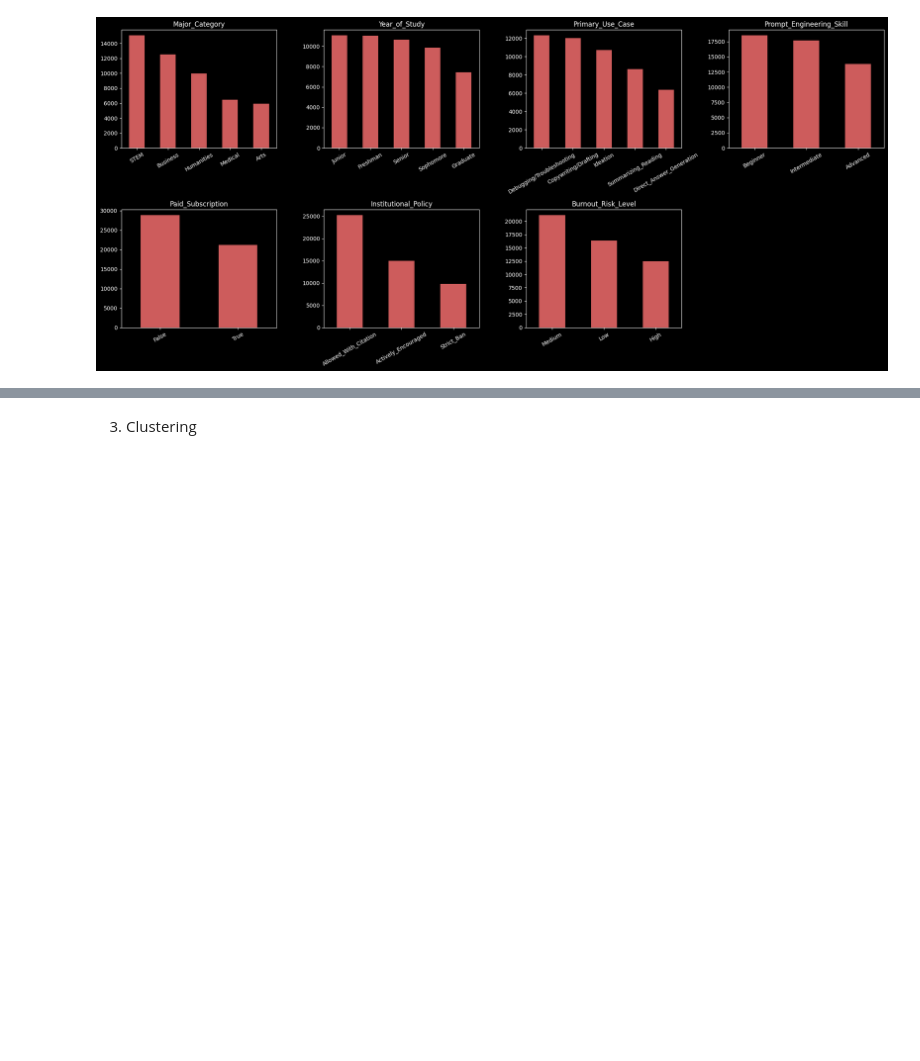
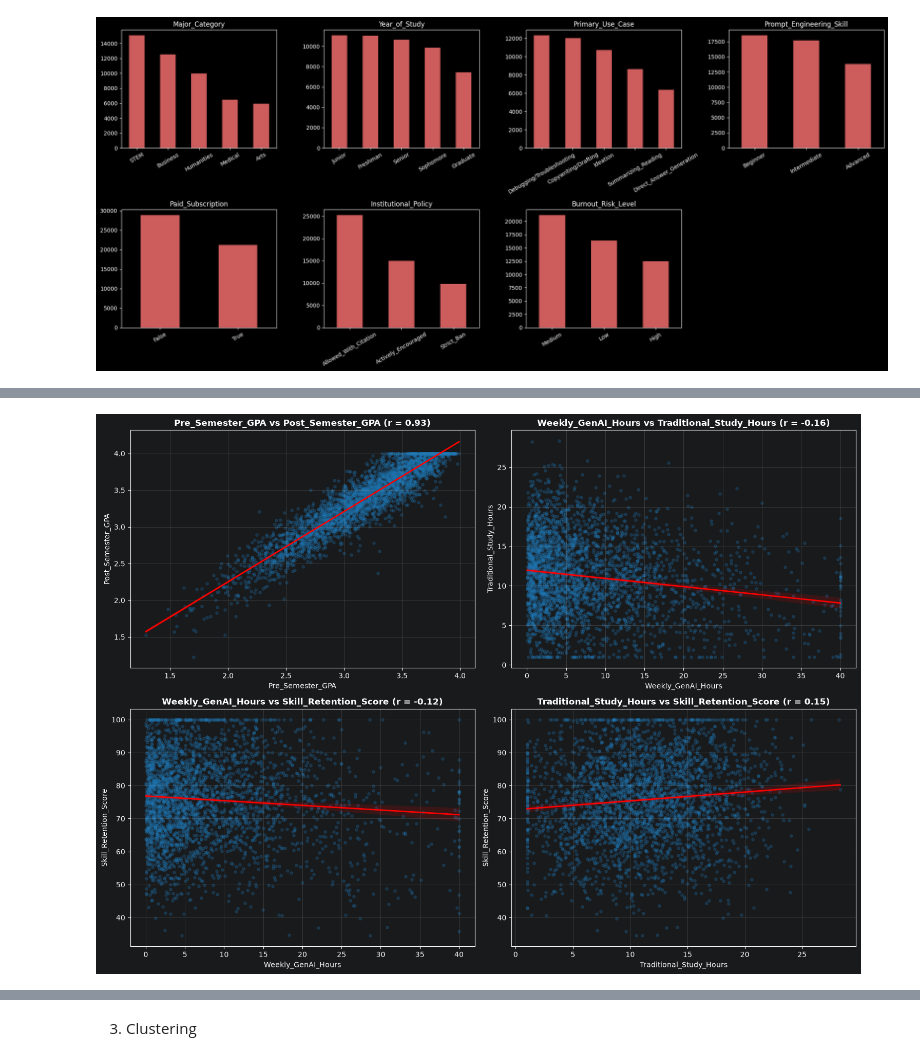
Before and after one commit to margauxrjn/Machine-Learning-AI-Impact-On-Students, a Jupyter notebook: Notebook.ipynb, the cells around one changed output, grey strips where cells are left out. Saved outputs shown, nothing was run; the diff lists cells and outputs as text; code cells hidden in the pictures; blank space fills up the shorter version.

```diff
--- a/Notebook.ipynb
+++ b/Notebook.ipynb
@@ -172,0 +213,26 @@ High                12487     25.0
+# %%
+sample_df = df.sample(n=3000, random_state=42)
+
+fig, axes = plt.subplots(2, 2, figsize=(15, 11))
+
+pairs = [
+    ("Pre_Semester_GPA", "Post_Semester_GPA", "Pre_Semester_GPA vs Post_Semester_GPA (r = 0.93)"),
+    ("Weekly_GenAI_Hours", "Traditional_Study_Hours", "Weekly_GenAI_Hours vs Traditional_Study_Hours (r = -0.16)"),
+    ("Weekly_GenAI_Hours", "Skill_Retention_Score", "Weekly_GenAI_Hours vs Skill_Retention_Score (r = -0.12)"),
+    ("Traditional_Study_Hours", "Skill_Retention_Score", "Traditional_Study_Hours vs Skill_Retention_Score (r = 0.15)")
+]
+
+for ax, (x_col, y_col, title) in zip(axes.flat, pairs):
+    sns.regplot(
+        data=sample_df, x=x_col, y=y_col, ax=ax,
+        scatter_kws={"alpha": 0.25, "s": 15, "color": "#1f77b4"},
+        line_kws={"color": "red", "linewidth": 2}
+    )
+    ax.set_title(title, fontsize=12, fontweight="bold")
+    ax.grid(True, alpha=0.3)
+
+plt.tight_layout()
+plt.savefig("scatter_plots.png", dpi=300)
+plt.show()
+# %% [output]
+[figure, added]
```
Also changed, not shown: parts of 10 cells of this notebook, 3 other files.
